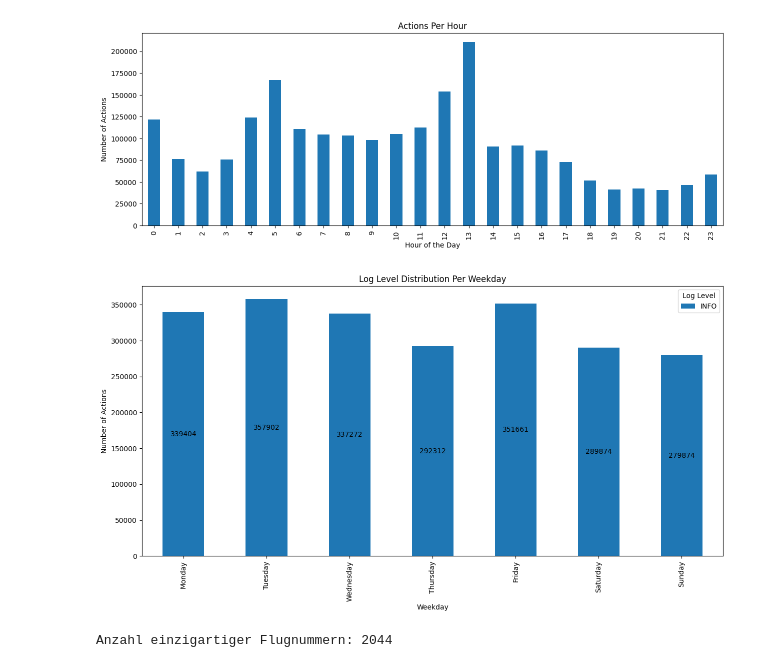
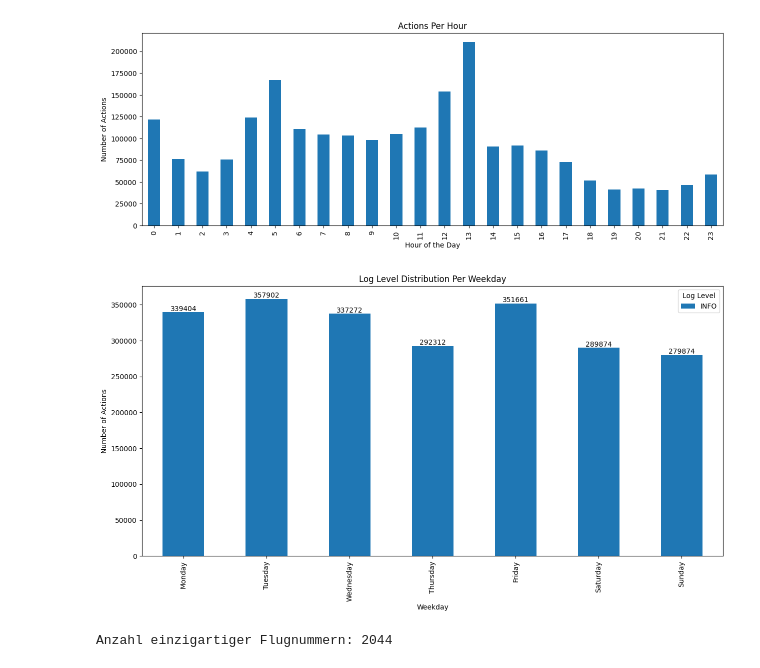
Before and after one commit to aref-hasan/aircraft_load, a Jupyter notebook: visualization/data_exploration.ipynb, the cells around one changed output. Saved outputs shown, nothing was run; the diff lists cells and outputs as text; code cells hidden in the pictures.

```diff
--- a/visualization/data_exploration.ipynb
+++ b/visualization/data_exploration.ipynb
@@ -186,33 +186,33 @@ plt.show()
 # %%
 # make sure 'creation_time' is a datetime column
 data['creation_time'] = pd.to_datetime(data['creation_time'])
 
 # extract the weekday from the 'creation_time' column
 data['weekday'] = data['creation_time'].dt.day_name()
 
 # define the order of the weekdays
 weekday_order = ['Monday', 'Tuesday', 'Wednesday', 'Thursday', 'Friday', 'Saturday', 'Sunday']
 
 # count log levels per weekday
 log_level_weekday_counts = data.groupby(['weekday', 'log_level']).size().unstack().reindex(weekday_order)
 
 # plot log level distribution per weekday
 ax = log_level_weekday_counts.plot(kind='bar', stacked=True, figsize=(15, 7))
 
 # add title and labels
 plt.title('Log Level Distribution Per Weekday')
 plt.xlabel('Weekday')
 plt.ylabel('Number of Actions')
 plt.legend(title='Log Level')
 
 # add counts on the bars
 for container in ax.containers:
-    ax.bar_label(container, label_type='center')
+    ax.bar_label(container, label_type='edge')
 
 # show the plot
 plt.show()
 # %% [output]
-[figure, old version]
+[figure, new version]
 # %%
 # count unique flight numbers
 unique_flight_numbers = data['flight_number'].nunique()
```
Also changed, not shown: parts of 3 cells of this notebook, 3 other files.
